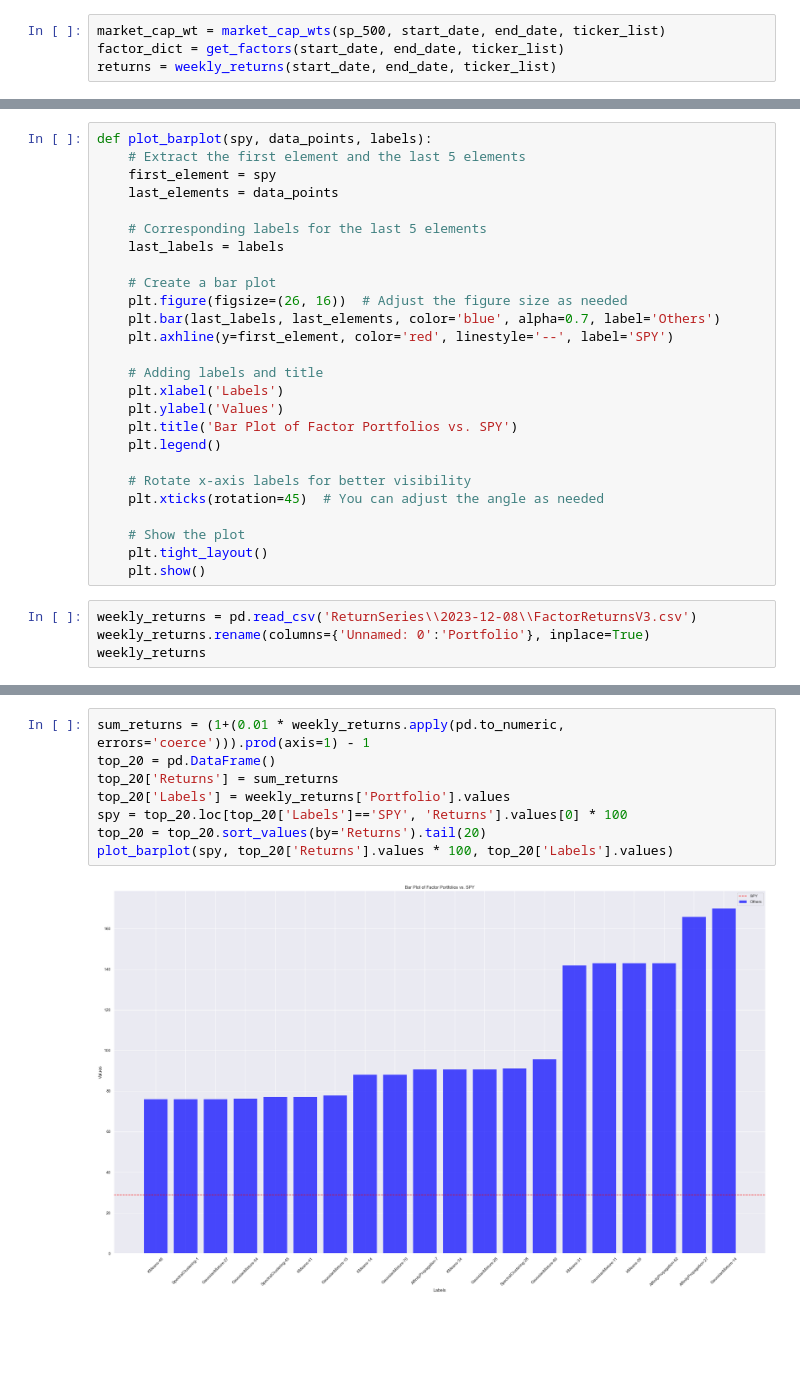
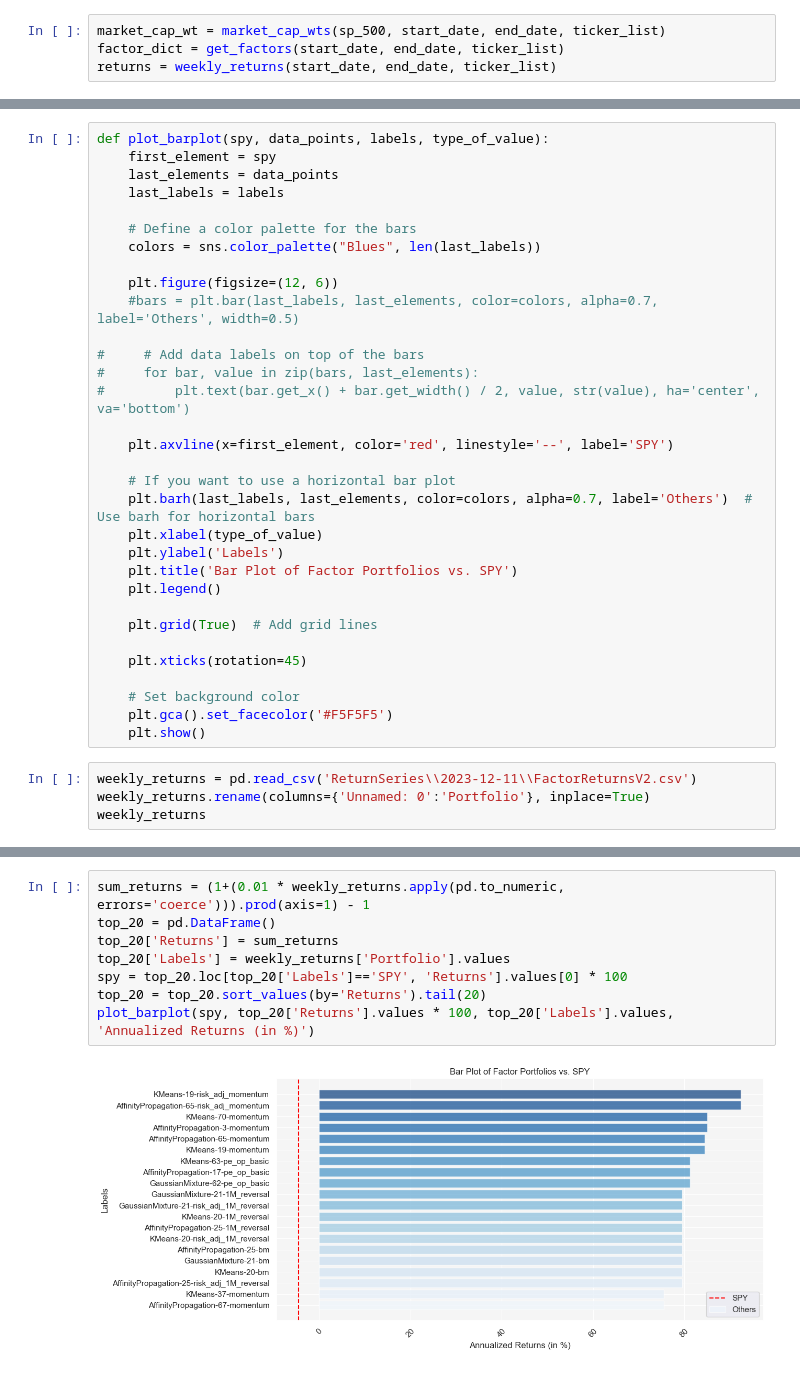
Before and after one commit to AkashRinge/Hierarchical-Risk-Parity, a Jupyter notebook: Portfolio_Construction_with_HRP.ipynb, the cells around one changed output, grey strips where cells are left out. Cells and saved outputs as stored; diff of their text form; blank space fills up the shorter version.

Commit message:
Updated plots

```diff
--- a/Portfolio_Construction_with_HRP.ipynb
+++ b/Portfolio_Construction_with_HRP.ipynb
@@ -766,31 +813,37 @@ date
 # %%
-def plot_barplot(spy, data_points, labels):
-    # Extract the first element and the last 5 elements
+def plot_barplot(spy, data_points, labels, type_of_value):
     first_element = spy
     last_elements = data_points
-
-    # Corresponding labels for the last 5 elements
     last_labels = labels
 
-    # Create a bar plot
-    plt.figure(figsize=(26, 16))  # Adjust the figure size as needed
-    plt.bar(last_labels, last_elements, color='blue', alpha=0.7, label='Others')
-    plt.axhline(y=first_element, color='red', linestyle='--', label='SPY')
+    # Define a color palette for the bars
+    colors = sns.color_palette("Blues", len(last_labels))
 
-    # Adding labels and title
-    plt.xlabel('Labels')
-    plt.ylabel('Values')
+    plt.figure(figsize=(12, 6))
+    #bars = plt.bar(last_labels, last_elements, color=colors, alpha=0.7, label='Others', width=0.5)
+
+#     # Add data labels on top of the bars
+#     for bar, value in zip(bars, last_elements):
+#         plt.text(bar.get_x() + bar.get_width() / 2, value, str(value), ha='center', va='bottom')
+
+    plt.axvline(x=first_element, color='red', linestyle='--', label='SPY')
+
+    # If you want to use a horizontal bar plot
+    plt.barh(last_labels, last_elements, color=colors, alpha=0.7, label='Others')  # Use barh for horizontal bars
+    plt.xlabel(type_of_value)
+    plt.ylabel('Labels')
     plt.title('Bar Plot of Factor Portfolios vs. SPY')
     plt.legend()
 
-    # Rotate x-axis labels for better visibility
-    plt.xticks(rotation=45)  # You can adjust the angle as needed
+    plt.grid(True)  # Add grid lines
 
-    # Show the plot
-    plt.tight_layout()
+    plt.xticks(rotation=45)
+
+    # Set background color
+    plt.gca().set_facecolor('#F5F5F5')
     plt.show()
 # %%
-weekly_returns = pd.read_csv('ReturnSeries\\2023-12-08\\FactorReturnsV3.csv')
+weekly_returns = pd.read_csv('ReturnSeries\\2023-12-11\\FactorReturnsV2.csv')
 weekly_returns.rename(columns={'Unnamed: 0':'Portfolio'}, inplace=True)
 weekly_returns
 # %% [output]
@@ -810,13 +863,13 @@ weekly_returns
 # %%
 sum_returns = (1+(0.01 * weekly_returns.apply(pd.to_numeric, errors='coerce'))).prod(axis=1) - 1
 top_20 = pd.DataFrame()
 top_20['Returns'] = sum_returns
 top_20['Labels'] = weekly_returns['Portfolio'].values
 spy = top_20.loc[top_20['Labels']=='SPY', 'Returns'].values[0] * 100
 top_20 = top_20.sort_values(by='Returns').tail(20)
-plot_barplot(spy, top_20['Returns'].values * 100, top_20['Labels'].values)
+plot_barplot(spy, top_20['Returns'].values * 100, top_20['Labels'].values, 'Annualized Returns (in %)')
 # %% [output]
-[figure, old version]
+[figure, new version]
 # %%
 sharpe_ratios = weekly_returns.mean(axis=1) / weekly_returns.std(axis=1)
 top_20 = pd.DataFrame()
```
Also changed, not shown: parts of 16 cells of this notebook.
